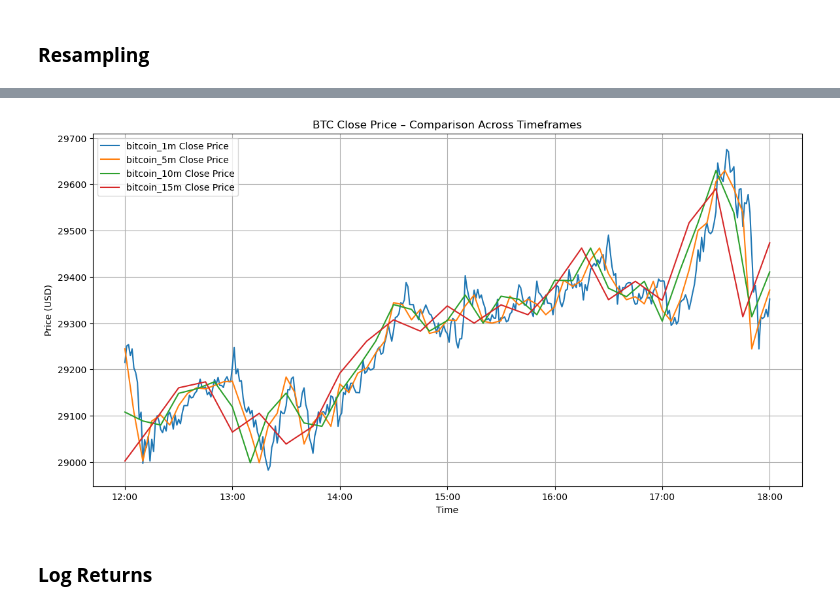
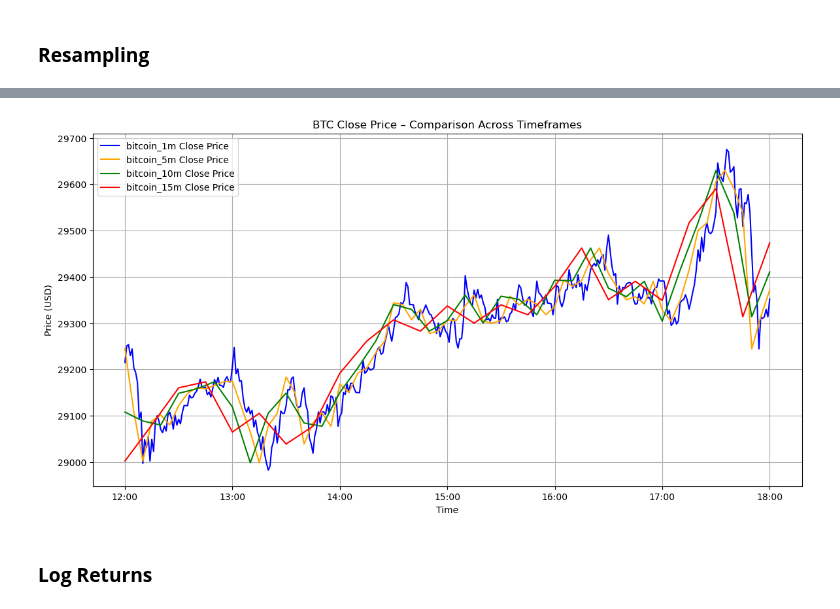
Before and after one commit to anthonymakarewicz/bitcoin-momentum-trading, a Jupyter notebook: main.ipynb, the cells around one changed output, grey strips where cells are left out. Cells and saved outputs as stored; diff of their text form; code cells hidden in the pictures.

Commit message:
added resmapled data

```diff
--- a/main.ipynb
+++ b/main.ipynb
@@ -211,11 +212,7 @@ def resample_ohlcv(prices, interval):
     ]).sort("Date")
 
 intervals = ["5m", "10m", "15m"]
-resampled_bitcoin = {f"bitcoin_1m": bitcoin_1min}
+resampled_bitcoin = {"bitcoin_1m": bitcoin_1min}
 
 for interval in intervals:
     resampled_bitcoin[f"bitcoin_{interval}"] = resample_ohlcv(bitcoin_1min, interval)
-
-for interval, df in resampled_bitcoin.items():
-    print(f"\n{interval}:")
-    print(df)
@@ -240,38 +219,46 @@ shape: (6_729_280, 6)
 # %%
-def plot_timeframe_comparison(resampled_data, start, end):
+COLOR_MAP = {
+    "bitcoin_1m": "blue",
+    "bitcoin_5m": "orange",
+    "bitcoin_10m": "green",
+    "bitcoin_15m": "red"
+}
+
+def plot_resampled(resampled_data, start, end):
     """
     Plot BTC price data across multiple timeframes to visualize smoothing trends.
 
     Args:
         resampled_data (dict): Dictionary of resampled Polars DataFrames (5min, 10min, etc.).
         start (datetime): Start datetime for the plot.
         end (datetime): End datetime for the plot.
     """
     plt.figure(figsize=(14, 7))
 
     for interval, df in resampled_data.items():
         subset = df.filter(
             (pl.col("Date") >= start) & (pl.col("Date") <= end)
         ).select("Date", "Close")
 
         plt.plot(
-            subset["Date"], subset["Close"], label=f"{interval} Close Price"
+            subset.select("Date"), subset.select("Close"),
+            color=COLOR_MAP.get(interval, "blue"),
+            label=f"{interval} Close Price",
         )
 
     plt.gca().xaxis.set_major_locator(mdates.HourLocator(interval=1))
     plt.gca().xaxis.set_major_formatter(mdates.DateFormatter('%H:%M'))
     plt.title("BTC Close Price – Comparison Across Timeframes")
     plt.xlabel("Time")
     plt.ylabel("Price (USD)")
     plt.legend()
     plt.grid(True)
     plt.show()
 
 start = datetime(2021, 1, 1, 12)
 end = start + timedelta(hours=6)
-
-plot_timeframe_comparison(resampled_bitcoin, start=start, end=end)
+plot_resampled(resampled_bitcoin, start=start, end=end)
 # %% [output]
-[figure, old version]
+[figure, new version]
 # %% [markdown]
 ### **Log Returns**
```
Also changed, not shown: parts of 15 cells of this notebook, 1 other file.
